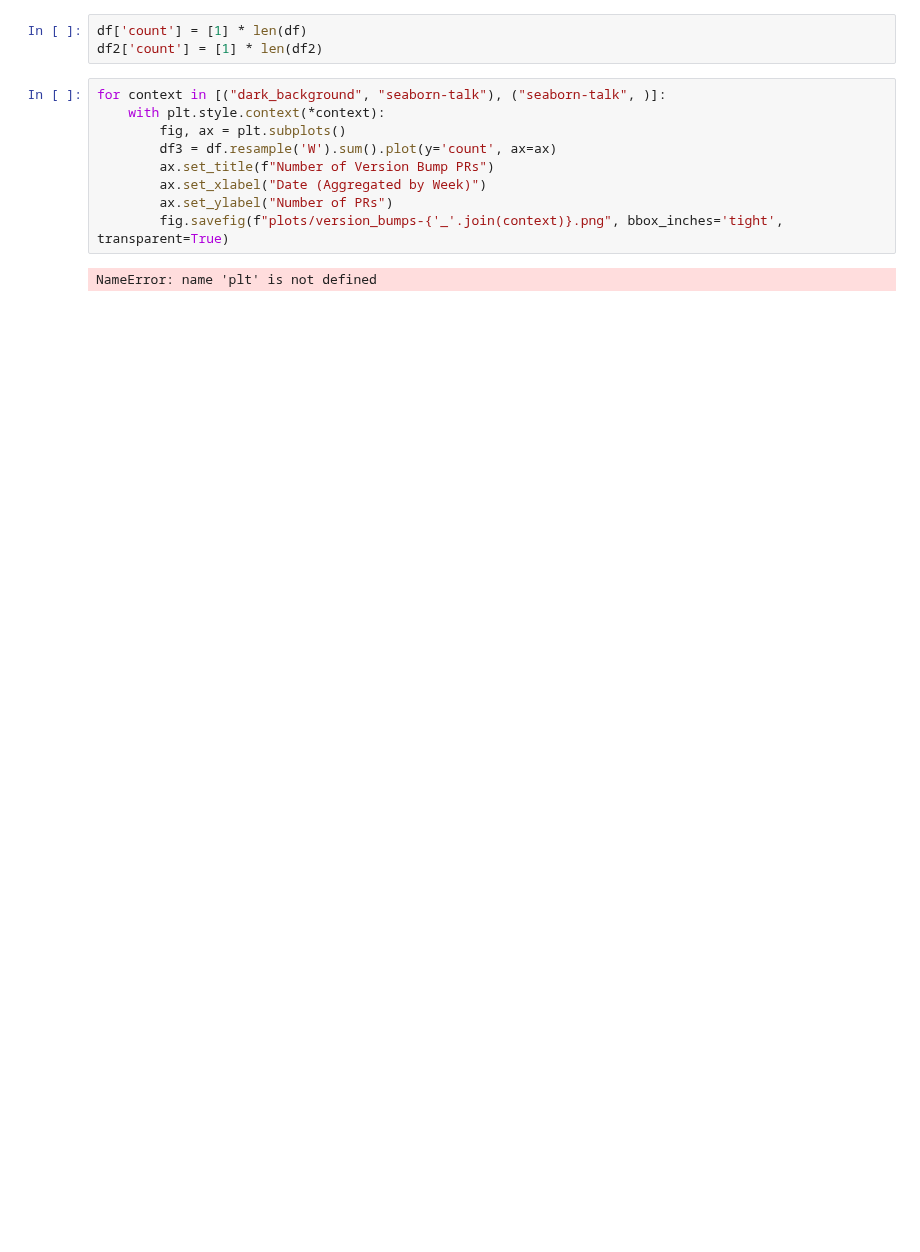
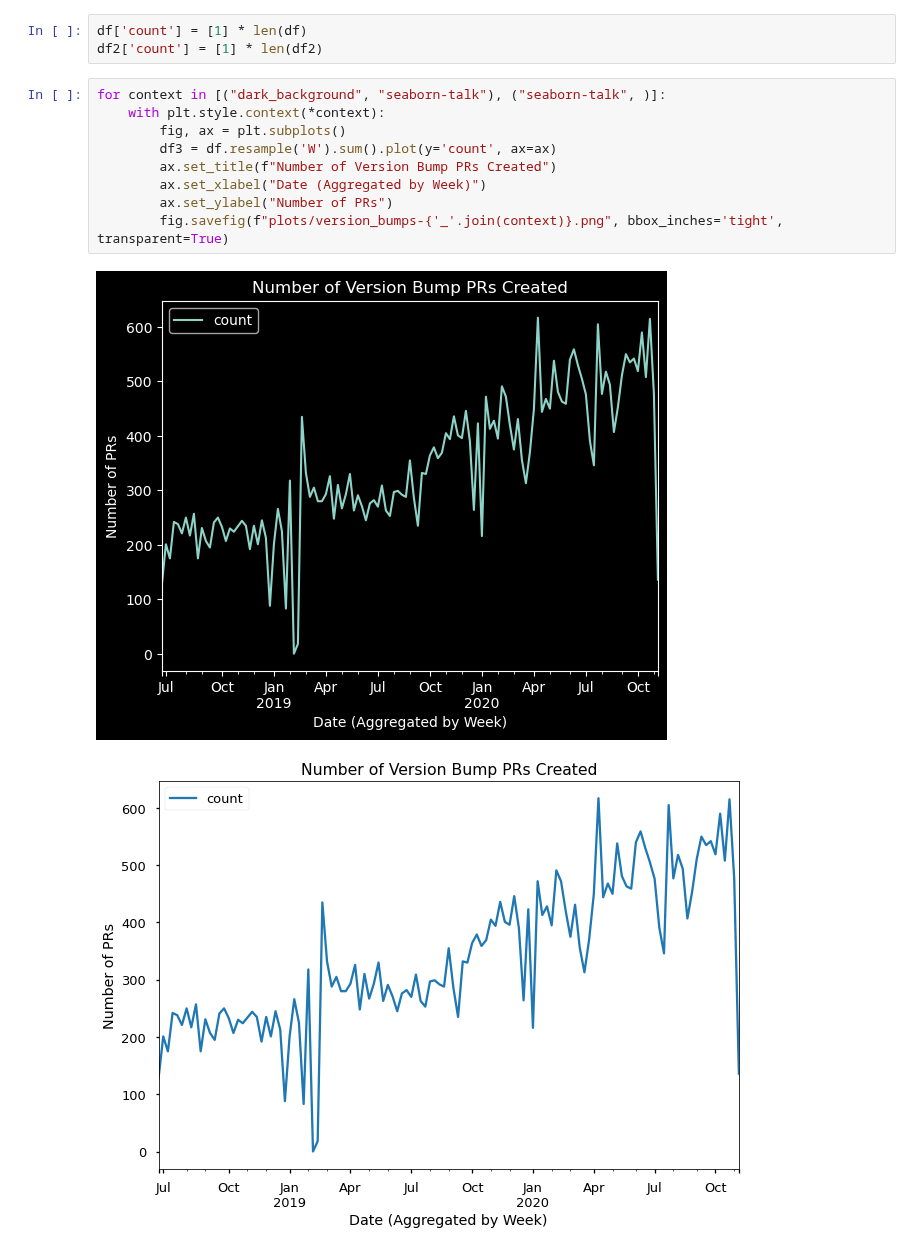
Before and after one commit to conda-forge/by-the-numbers, a Jupyter notebook: PR version bumps.ipynb, the cells around one changed output. Drawn from its saved outputs; the diff is of its cells as text; blank space fills up the shorter version.

```diff
--- a/PR version bumps.ipynb
+++ b/PR version bumps.ipynb
@@ -79,14 +80,15 @@ df2['count'] = [1] * len(df2)
 # %%
 for context in [("dark_background", "seaborn-talk"), ("seaborn-talk", )]:
     with plt.style.context(*context):
         fig, ax = plt.subplots()
         df3 = df.resample('W').sum().plot(y='count', ax=ax)
-        ax.set_title(f"Number of Version Bump PRs")
+        ax.set_title(f"Number of Version Bump PRs Created")
         ax.set_xlabel("Date (Aggregated by Week)")
         ax.set_ylabel("Number of PRs")
         fig.savefig(f"plots/version_bumps-{'_'.join(context)}.png", bbox_inches='tight', transparent=True)
 # %% [output]
-NameError: name 'plt' is not defined
+[figure, added]
+[figure, added]
 # %%
 for context in [("dark_background", "seaborn-talk"), ("seaborn-talk", )]:
     with plt.style.context(*context):
```
Also changed, not shown: parts of 12 cells of this notebook, 24 other files.
